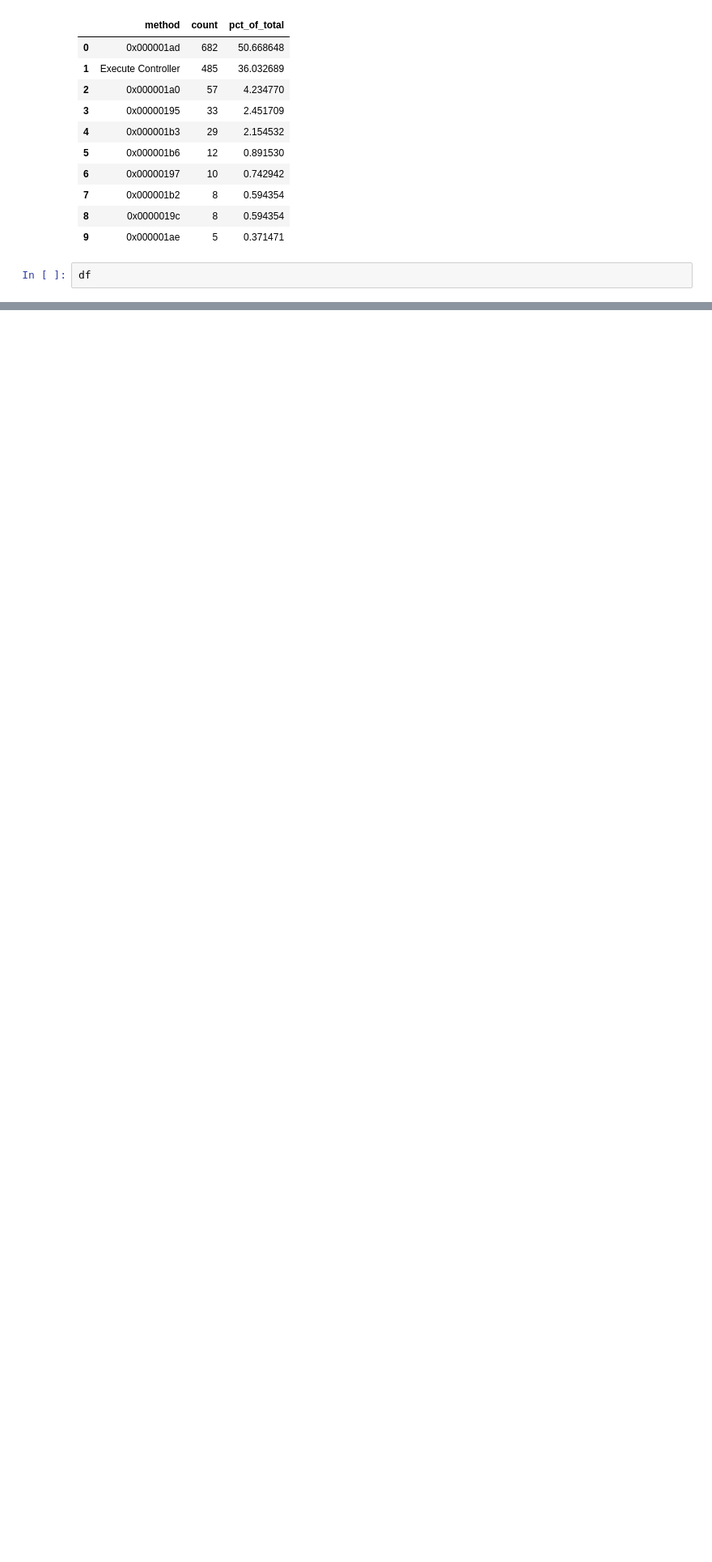
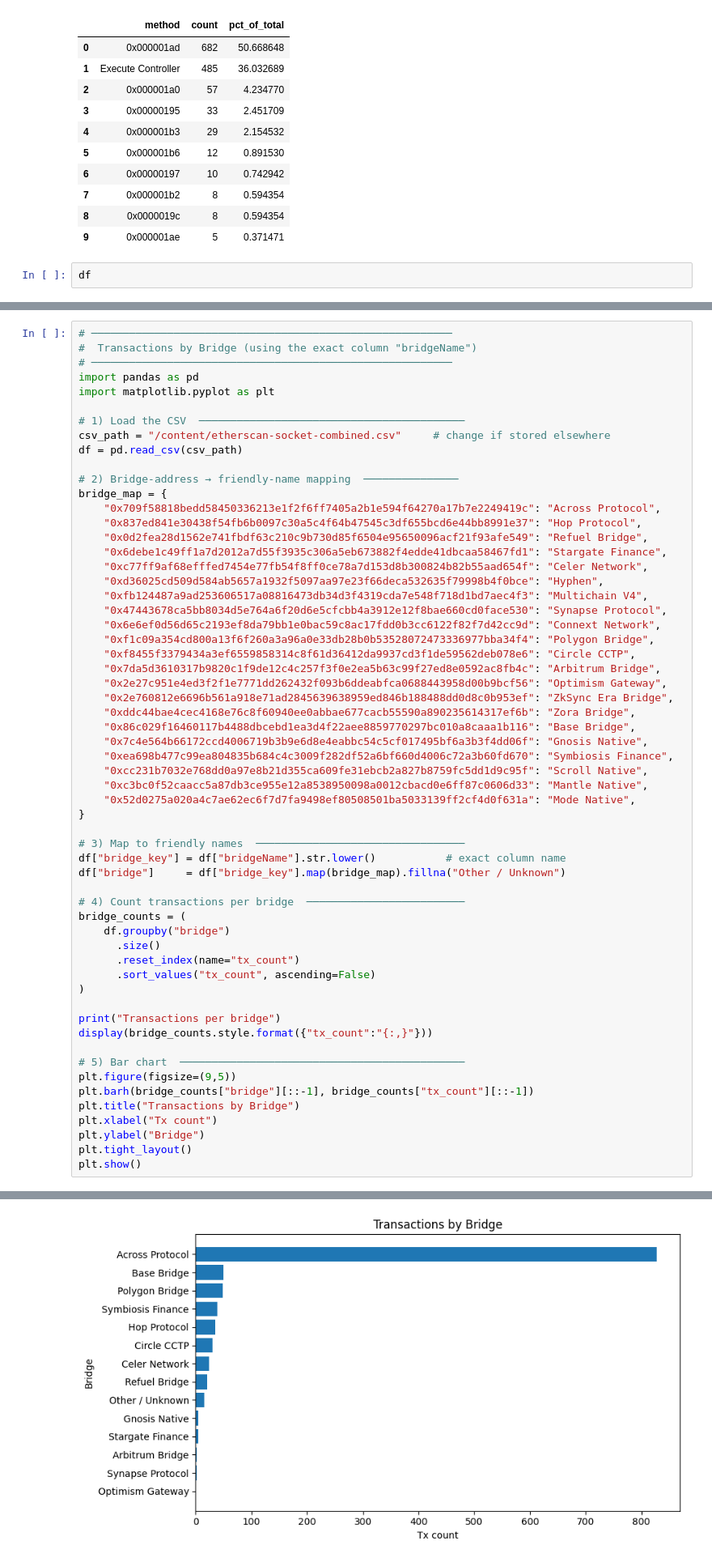
Before and after one commit to saginarendravarma174/learn, a Jupyter notebook: Web3.ipynb, the cells around one changed output, grey strips where cells are left out. Shown at 81% size. Cells and saved outputs as stored; diff of their text form; blank space fills up the shorter version.

```diff
--- a/Web3.ipynb
+++ b/Web3.ipynb
@@ -248,0 +495,60 @@ Top-10 bridged tokens by total ETH-equivalent value
+# %%
+# ─────────────────────────────────────────────────────────
+#  Transactions by Bridge (using the exact column "bridgeName")
+# ─────────────────────────────────────────────────────────
+import pandas as pd
+import matplotlib.pyplot as plt
+
+# 1) Load the CSV  ──────────────────────────────────────────
+csv_path = "/content/etherscan-socket-combined.csv"     # change if stored elsewhere
+df = pd.read_csv(csv_path)
+
+# 2) Bridge-address → friendly-name mapping  ───────────────
+bridge_map = {
+    "0x709f58818bedd58450336213e1f2f6ff7405a2b1e594f64270a17b7e2249419c": "Across Protocol",
+    "0x837ed841e30438f54fb6b0097c30a5c4f64b47545c3df655bcd6e44bb8991e37": "Hop Protocol",
+    "0x0d2fea28d1562e741fbdf63c210c9b730d85f6504e95650096acf21f93afe549": "Refuel Bridge",
+    "0x6debe1c49ff1a7d2012a7d55f3935c306a5eb673882f4edde41dbcaa58467fd1": "Stargate Finance",
+    "0xc77ff9af68efffed7454e77fb54f8ff0ce78a7d153d8b300824b82b55aad654f": "Celer Network",
+    "0xd36025cd509d584ab5657a1932f5097aa97e23f66deca532635f79998b4f0bce": "Hyphen",
+    "0xfb124487a9ad253606517a08816473db34d3f4319cda7e548f718d1bd7aec4f3": "Multichain V4",
+    "0x47443678ca5bb8034d5e764a6f20d6e5cfcbb4a3912e12f8bae660cd0face530": "Synapse Protocol",
+    "0x6e6ef0d56d65c2193ef8da79bb1e0bac59c8ac17fdd0b3cc6122f82f7d42cc9d": "Connext Network",
+    "0xf1c09a354cd800a13f6f260a3a96a0e33db28b0b53528072473336977bba34f4": "Polygon Bridge",
+    "0xf8455f3379434a3ef6559858314c8f61d36412da9937cd3f1de59562deb078e6": "Circle CCTP",
+    "0x7da5d3610317b9820c1f9de12c4c257f3f0e2ea5b63c99f27ed8e0592ac8fb4c": "Arbitrum Bridge",
+    "0x2e27c951e4ed3f2f1e7771dd262432f093b6ddeabfca0688443958d00b9bcf56": "Optimism Gateway",
+    "0x2e760812e6696b561a918e71ad2845639638959ed846b188488dd0d8c0b953ef": "ZkSync Era Bridge",
+    "0xddc44bae4cec4168e76c8f60940ee0abbae677cacb55590a890235614317ef6b": "Zora Bridge",
+    "0x86c029f16460117b4488dbcebd1ea3d4f22aee8859770297bc010a8caaa1b116": "Base Bridge",
+    "0x7c4e564b66172ccd4006719b3b9e6d8e4eabbc54c5cf017495bf6a3b3f4dd06f": "Gnosis Native",
+    "0xea698b477c99ea804835b684c4c3009f282df52a6bf660d4006c72a3b60fd670": "Symbiosis Finance",
+    "0xcc231b7032e768dd0a97e8b21d355ca609fe31ebcb2a827b8759fc5dd1d9c95f": "Scroll Native",
+    "0xc3bc0f52caacc5a87db3ce955e12a8538950098a0012cbacd0e6ff87c0606d33": "Mantle Native",
+    "0x52d0275a020a4c7ae62ec6f7d7fa9498ef80508501ba5033139ff2cf4d0f631a": "Mode Native",
+}
+
+# 3) Map to friendly names  ─────────────────────────────────
+df["bridge_key"] = df["bridgeName"].str.lower()           # exact column name
+df["bridge"]     = df["bridge_key"].map(bridge_map).fillna("Other / Unknown")
+
+# 4) Count transactions per bridge  ─────────────────────────
+bridge_counts = (
+    df.groupby("bridge")
+      .size()
+      .reset_index(name="tx_count")
+      .sort_values("tx_count", ascending=False)
+)
+
+print("Transactions per bridge")
+display(bridge_counts.style.format({"tx_count":"{:,}"}))
+
+# 5) Bar chart  ─────────────────────────────────────────────
+plt.figure(figsize=(9,5))
+plt.barh(bridge_counts["bridge"][::-1], bridge_counts["tx_count"][::-1])
+plt.title("Transactions by Bridge")
+plt.xlabel("Tx count")
+plt.ylabel("Bridge")
+plt.tight_layout()
+plt.show()
+# %% [output]
@@ -248,0 +571 @@ Top-10 bridged tokens by total ETH-equivalent value
+[figure, added]
```
Also changed, not shown: parts of 12 cells of this notebook.
